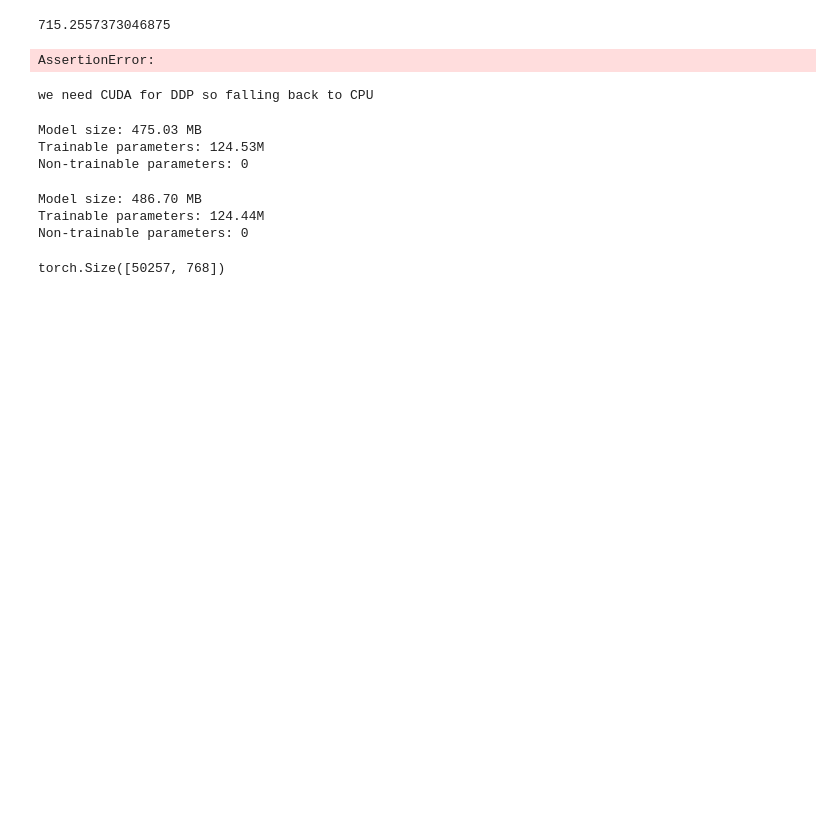
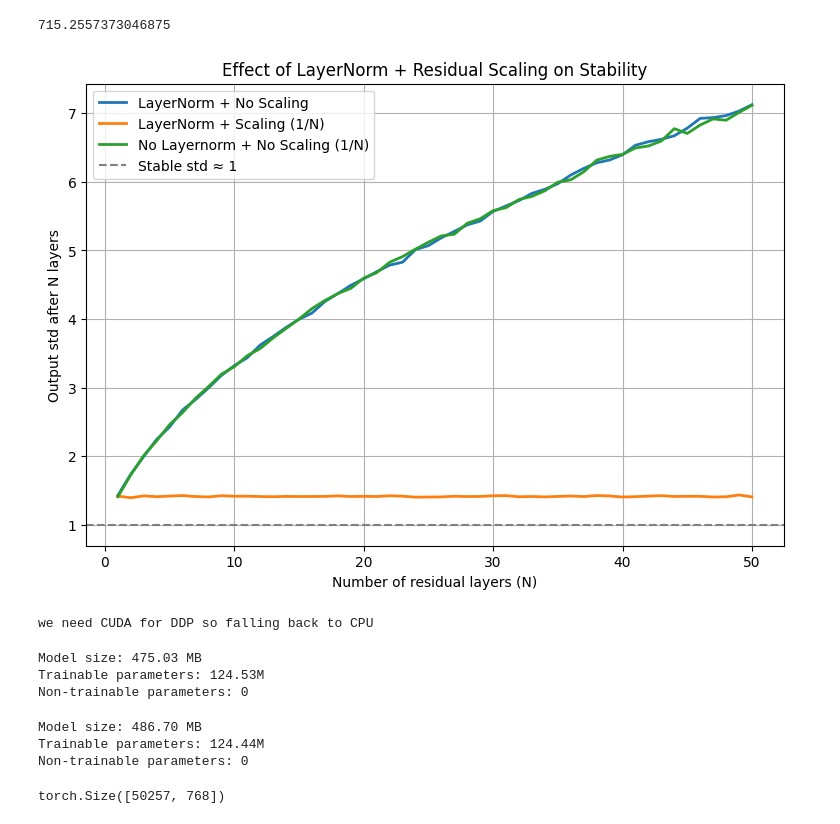
Before and after one commit to sampath017/GPT, a Jupyter notebook: notebooks/main.ipynb, the cells around one changed output. Drawn from its saved outputs; the diff is of its cells as text; code cells hidden in the pictures; blank space fills up the shorter version.

Commit message:
contine run after analysing results

```diff
--- a/notebooks/main.ipynb
+++ b/notebooks/main.ipynb
@@ -13,14 +13,69 @@ warmup_steps = warmup_tokens / batch_size
 warmup_steps
 # %% [output]
 715.2557373046875
-# %%
-train_step = 10
-
-decay_ratio = (train_step - warmup_steps) / (
-   max_steps - warmup_steps)
-assert 0 <= decay_ratio <= 1
-# %% [output]
-AssertionError:
+# %%
+import numpy as np
+import matplotlib.pyplot as plt
+
+np.random.seed(42)
+trials = 20000  # number of random samples per run
+
+def simulate_with_layernorm(N, per_branch_var):
+    """
+    Simulate a residual stack with LayerNorm before each residual branch.
+    - Input starts as N(0,1).
+    - Each layer: normalize to mean=0, std=1, then add residual noise ~ N(0, per_branch_var).
+    Returns the std of the final output after N layers.
+    """
+    x = np.random.normal(0, 1, size=(trials,))
+    for _ in range(N):
+        # Apply LayerNorm (normalize to mean=0, std=1 per batch)
+        mean = x.mean()
+        std = x.std(ddof=0)
+        x_norm = (x - mean) / (std + 1e-6)
+
+        # Residual branch contribution
+        residual = np.random.normal(0, np.sqrt(per_branch_var), size=(trials,))
+        x = x + residual
+    return x.std(ddof=0)
+
+def simulate_without_layernorm(N, per_branch_var):
+    """
+    Simulate a residual stack WITHOUT LayerNorm before each residual branch.
+    - Input starts as N(0,1).
+    - Each layer: directly adds residual noise ~ N(0, per_branch_var).
+    Returns the std of the final output after N layers.
+    """
+    x = np.random.normal(0, 1, size=(trials,))
+    for _ in range(N):
+        # No normalization step here
+        residual = np.random.normal(0, np.sqrt(per_branch_var), size=(trials,))
+        x = x + residual
+    return x.std(ddof=0)
+
+# Depth range
+depths = np.arange(1, 51)
+
+# Collect results
+stds_no_scale = [simulate_with_layernorm(N, 1.0) for N in depths]       # no scaling
+stds_scaled   = [simulate_with_layernorm(N, 1.0 / N) for N in depths]   # scaled 1/N
+stds_without_layernorm_scaled   = [simulate_without_layernorm(N, 1.0) for N in depths]   # no scaling
+
+# Plot
+plt.figure(figsize=(9,6))
+plt.plot(depths, stds_no_scale, label="LayerNorm + No Scaling", linewidth=2, color="tab:blue")
+plt.plot(depths, stds_scaled, label="LayerNorm + Scaling (1/N)", linewidth=2, color="tab:orange")
+plt.plot(depths, stds_without_layernorm_scaled, label="No Layernorm + No Scaling (1/N)", linewidth=2, color="tab:green")
+plt.axhline(1.0, color="gray", linestyle="--", label="Stable std ≈ 1")
+
+plt.xlabel("Number of residual layers (N)")
+plt.ylabel("Output std after N layers")
+plt.title("Effect of LayerNorm + Residual Scaling on Stability")
+plt.legend()
+plt.grid(True)
+plt.show()
+# %% [output]
+[figure, added]
 # %%
 import sys
 sys.path.append("../src")
```
Also changed, not shown: parts of 4 cells of this notebook, 5 other files.
